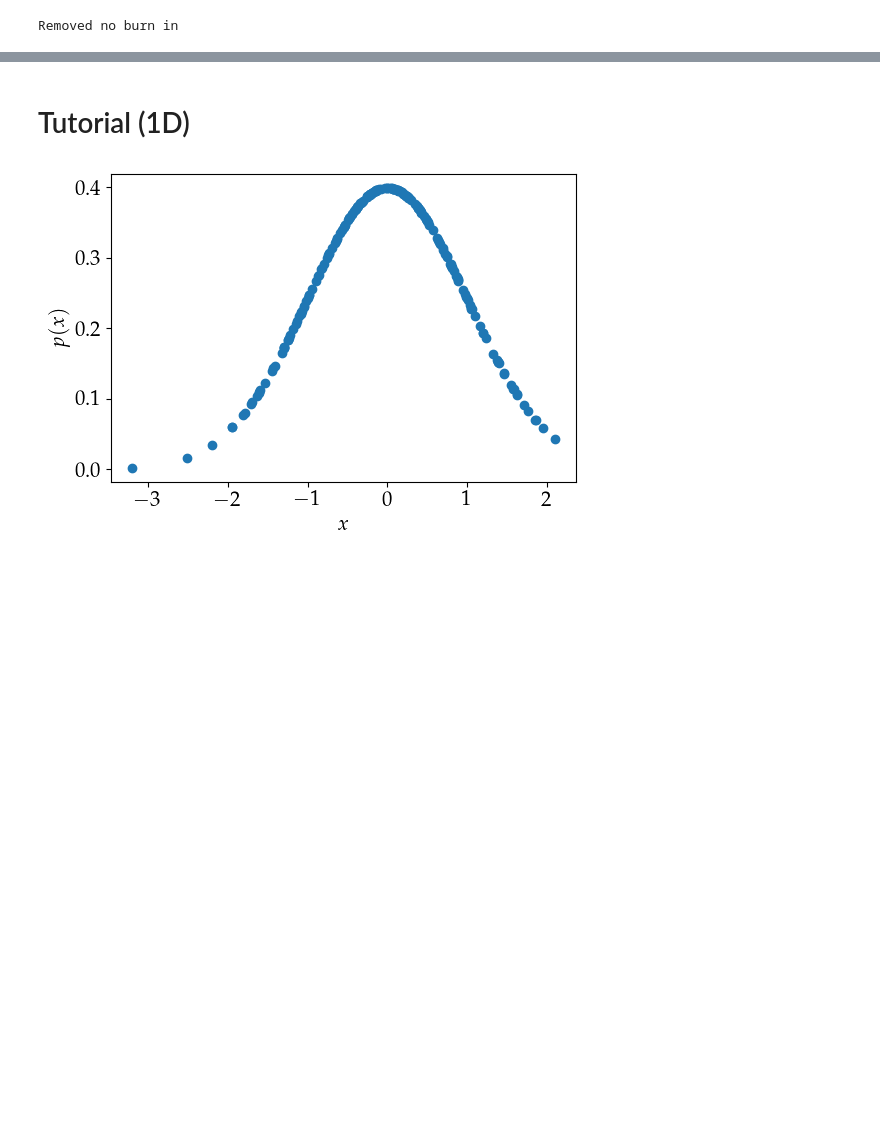
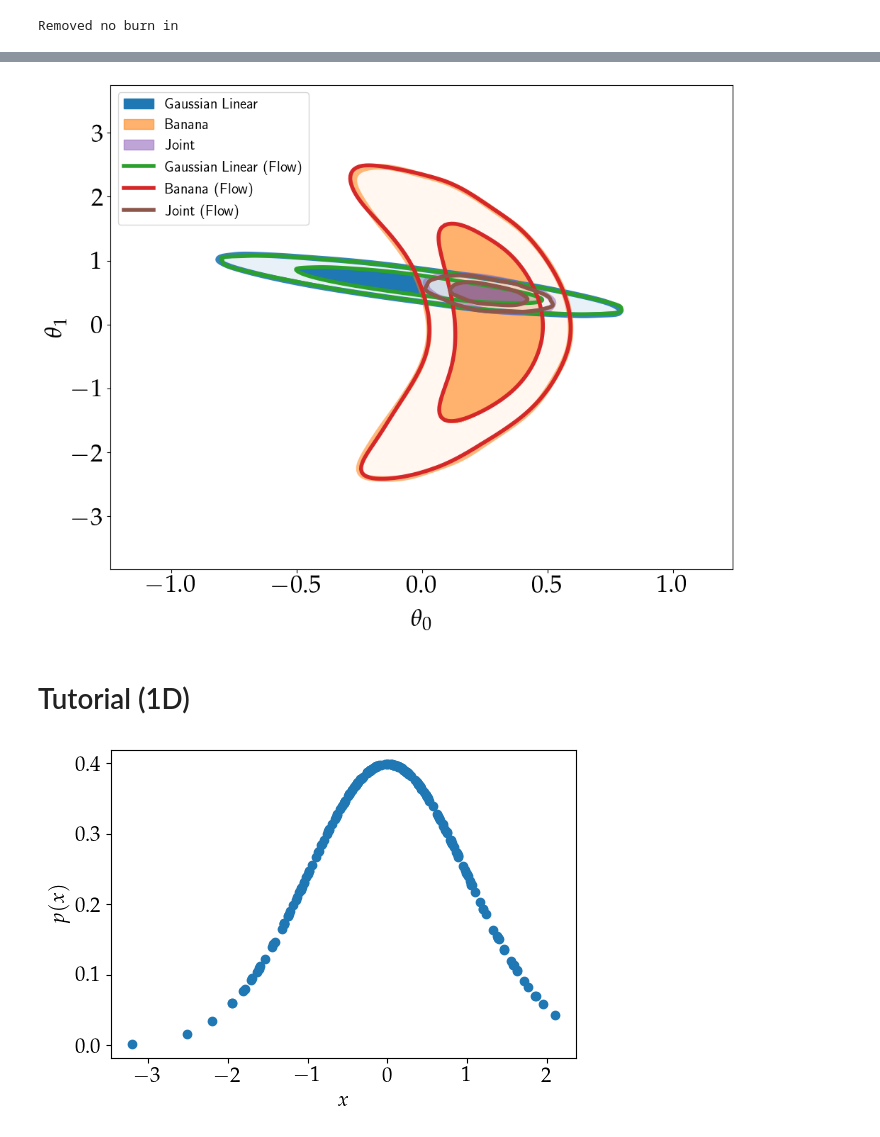
Before and after one commit to Harry45/emuflow, a Jupyter notebook: showcase.ipynb, the cells around one changed output, grey strips where cells are left out. Cells and saved outputs as stored; diff of their text form; code cells hidden in the pictures; blank space fills up the shorter version.

```diff
--- a/showcase.ipynb
+++ b/showcase.ipynb
@@ -25,6 +25,8 @@ color1 = cm.tab10.colors[0]
 color2 = cm.tab10.colors[1]
 color3 = cm.tab10.colors[2]
 color4 = cm.tab10.colors[3]
+color5 = cm.tab10.colors[4]
+color6 = cm.tab10.colors[5]
 
 nsamples = 10000
 nwalkers = 12
@@ -370,3 +373,22 @@ plt.show()
+# %%
+g = plots.get_single_plotter(width_inch=10, ratio=0.8)
+g.settings.axes_fontsize = fontSize+5
+g.settings.lab_fontsize = fontSize+5
+g.settings.fontsize = fontSize+5
+g.settings.solid_contour_palefactor = 0.9
+g.settings.alpha_filled_add = 0.6
+g.settings.alpha_factor_contour_lines = 0.9
+g.settings.lw_contour = 2
+g.settings.legend_fontsize = 15
+g.plot_2d([samples_1, samples_2, samples_3, samples_1_flow, samples_2_flow, samples_3_flow], 'x0', 'x1',
+          filled=[True, True, True, False, False, False],
+          colors=[color1, color2, color5, color3, color4, color6],
+          lws= [2, 2, 2, 4, 4, 4])
+g.add_legend(['Gaussian Linear', 'Banana', 'Joint', 'Gaussian Linear (Flow)', 'Banana (Flow)', 'Joint (Flow)'], legend_loc='upper left');
+# plt.savefig(f'plots/gl_banana_all_flows.pdf', bbox_inches = 'tight')
+plt.show()
+# %% [output]
+[figure, added]
 # %%
 # import cv2
 # import os
```
Also changed, not shown: parts of 3 cells of this notebook, 3 other files.
